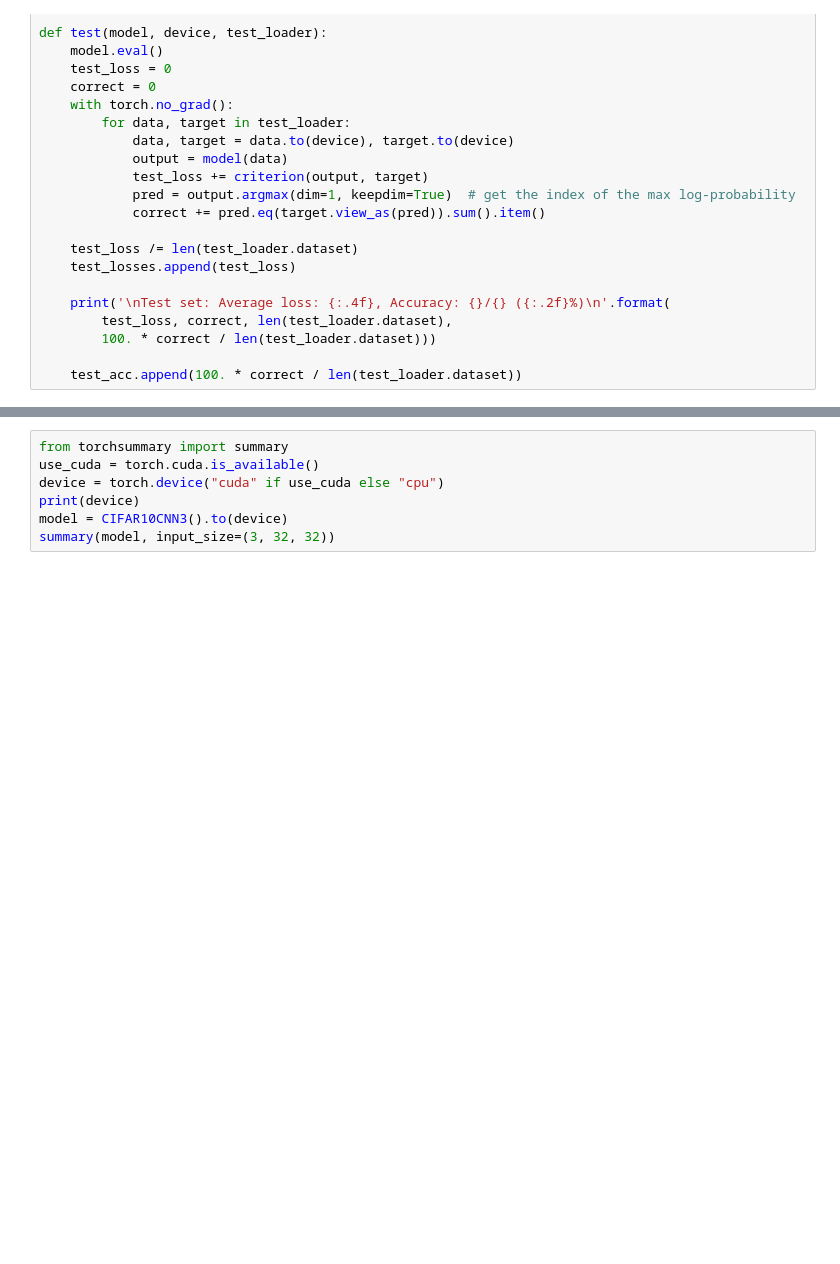
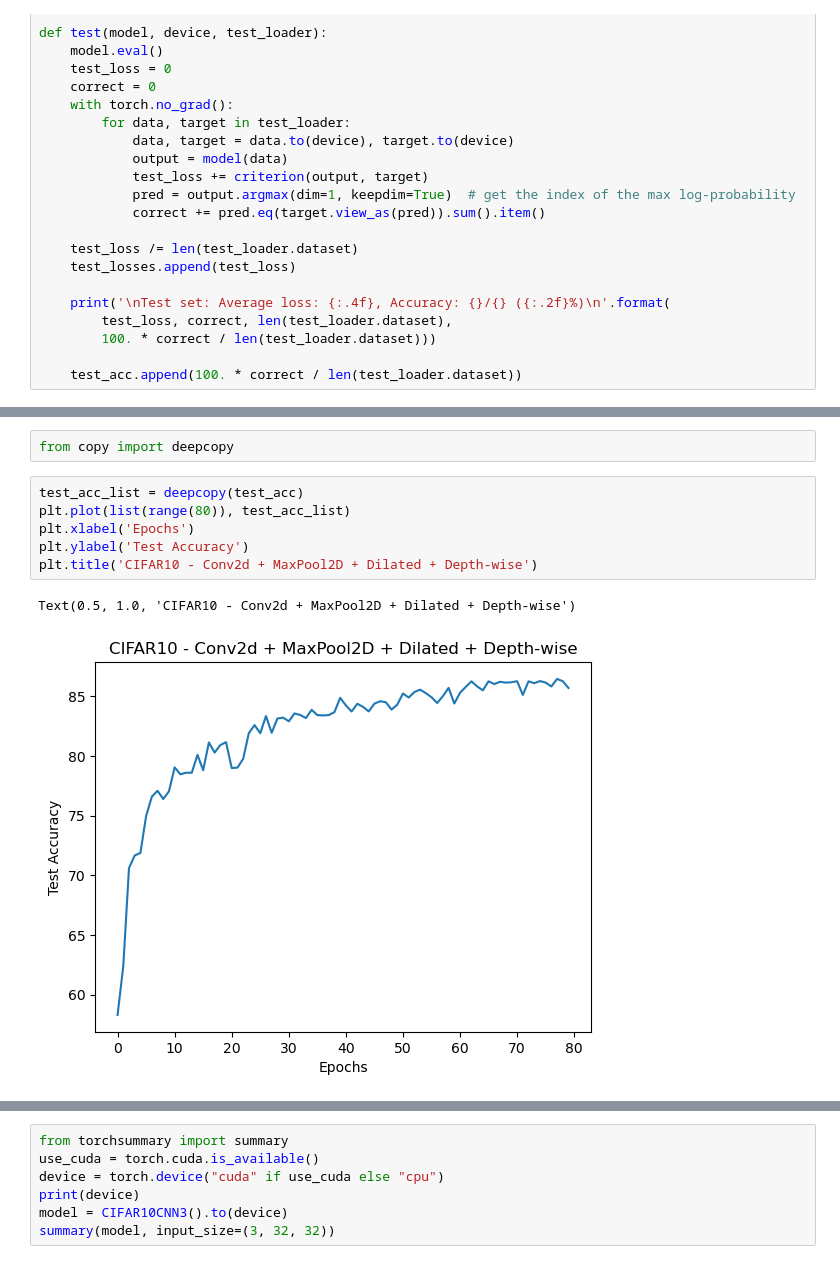
Before and after one commit to Rohithmarktricks/eva8_S6_AdvancedConcepts, a Jupyter notebook: Assignment_s6_Solution.ipynb, the cells around one changed output, grey strips where cells are left out. Drawn from its saved outputs; the diff is of its cells as text; blank space fills up the shorter version.

Commit message:
Updated Images and epochs(80) in the README.md

```diff
--- a/Assignment_s6_Solution.ipynb
+++ b/Assignment_s6_Solution.ipynb
@@ -254,0 +242,11 @@ EPOCH: 11
+# %%
+from copy import deepcopy
+# %%
+test_acc_list = deepcopy(test_acc)
+plt.plot(list(range(80)), test_acc_list)
+plt.xlabel('Epochs')
+plt.ylabel('Test Accuracy')
+plt.title('CIFAR10 - Conv2d + MaxPool2D + Dilated + Depth-wise')
+# %% [output]
+Text(0.5, 1.0, 'CIFAR10 - Conv2d + MaxPool2D + Dilated + Depth-wise')
+[figure, added]
```
Also changed, not shown: parts of 7 cells of this notebook, 5 other files.
